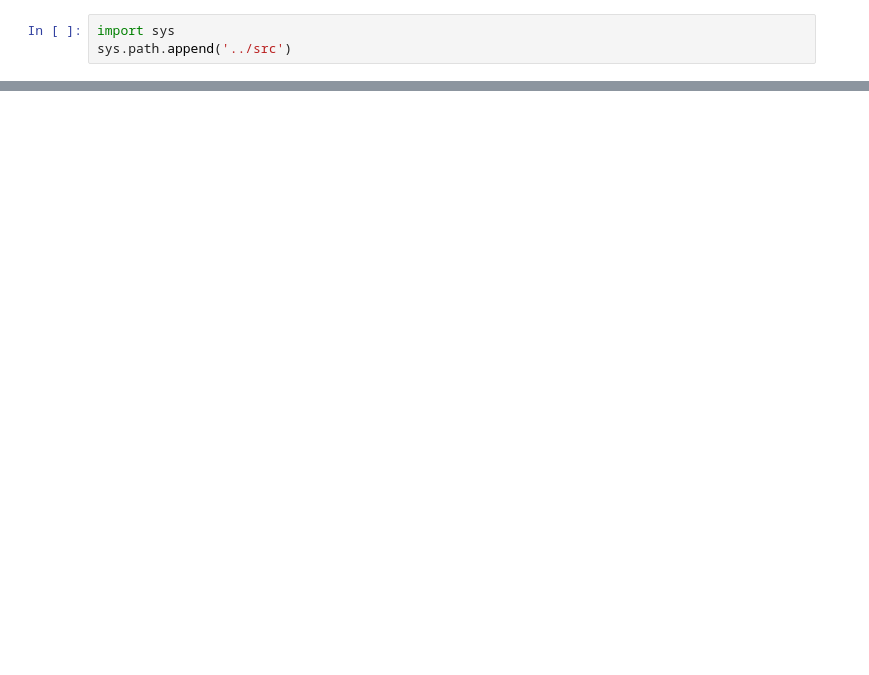
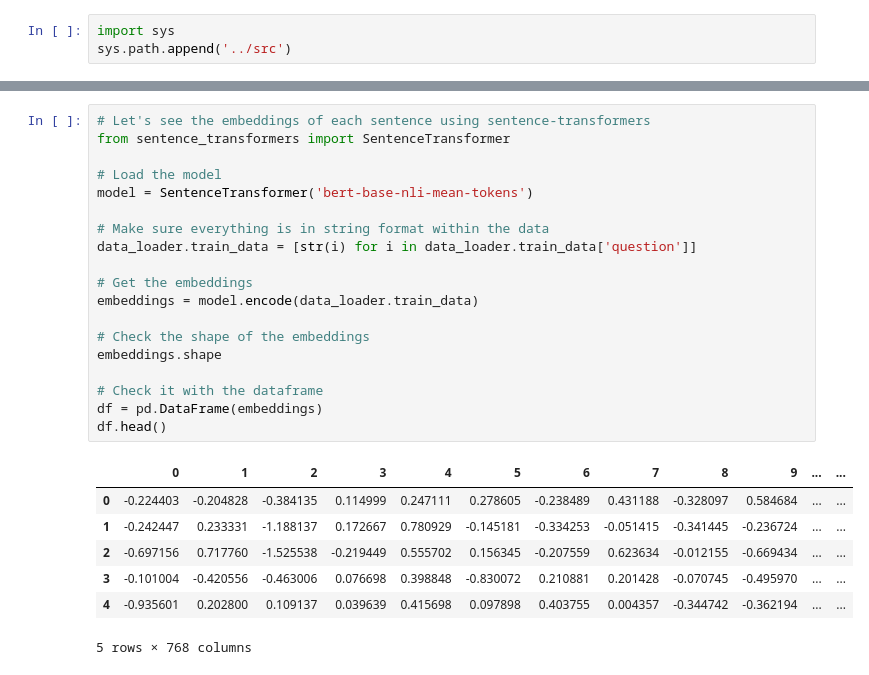
Before and after one commit to SalimAlkharsa/LLM_adaptive_computation, a Jupyter notebook: notebooks/initial_expirement_clustering.ipynb, the cells around one changed output, grey strips where cells are left out. Saved outputs shown, nothing was run; the diff lists cells and outputs as text; blank space fills up the shorter version.

```diff
--- a/notebooks/initial_expirement_clustering.ipynb
+++ b/notebooks/initial_expirement_clustering.ipynb
@@ -35,0 +55,27 @@ data_loader.train_data[:5]
+# %%
+# Let's see the embeddings of each sentence using sentence-transformers
+from sentence_transformers import SentenceTransformer
+
+# Load the model
+model = SentenceTransformer('bert-base-nli-mean-tokens')
+
+# Make sure everything is in string format within the data
+data_loader.train_data = [str(i) for i in data_loader.train_data['question']]
+
+# Get the embeddings
+embeddings = model.encode(data_loader.train_data)
+
+# Check the shape of the embeddings
+embeddings.shape
+
+# Check it with the dataframe
+df = pd.DataFrame(embeddings)
+df.head()
+# %% [output]
+|  | 0 | 1 | 2 | 3 | 4 | 5 | 6 | 7 | 8 | 9 | ... | ... |
+| 0 | -0.224403 | -0.204828 | -0.384135 | 0.114999 | 0.247111 | 0.278605 | -0.238489 | 0.431188 | -0.328097 | 0.584684 | ... | ... |
+| 1 | -0.242447 | 0.233331 | -1.188137 | 0.172667 | 0.780929 | -0.145181 | -0.334253 | -0.051415 | -0.341445 | -0.236724 | ... | ... |
+| 2 | -0.697156 | 0.717760 | -1.525538 | -0.219449 | 0.555702 | 0.156345 | -0.207559 | 0.623634 | -0.012155 | -0.669434 | ... | ... |
+| 3 | -0.101004 | -0.420556 | -0.463006 | 0.076698 | 0.398848 | -0.830072 | 0.210881 | 0.201428 | -0.070745 | -0.495970 | ... | ... |
+| 4 | -0.935601 | 0.202800 | 0.109137 | 0.039639 | 0.415698 | 0.097898 | 0.403755 | 0.004357 | -0.344742 | -0.362194 | ... | ... |
+5 rows × 768 columns
```
Also changed, not shown: parts of 12 cells of this notebook, 9 other files.
